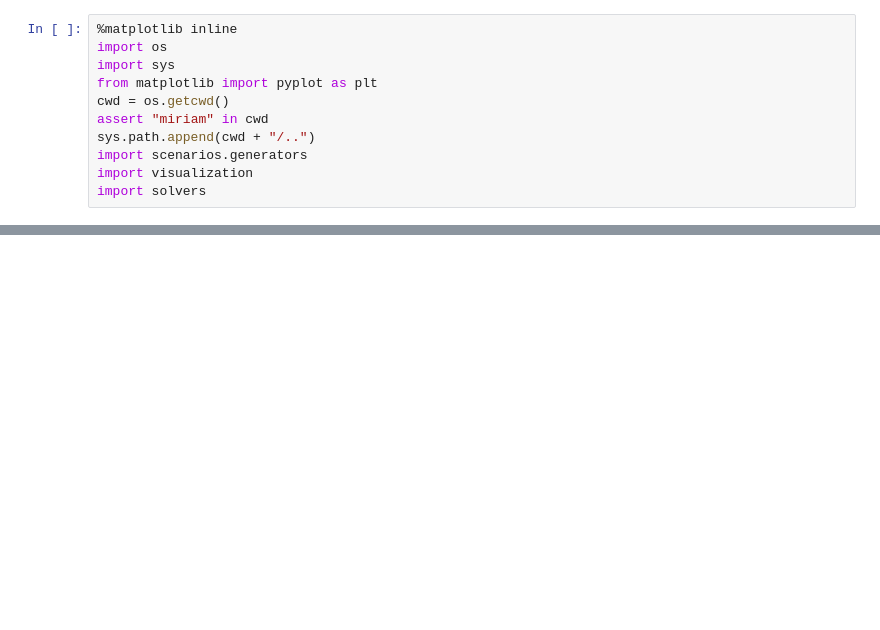
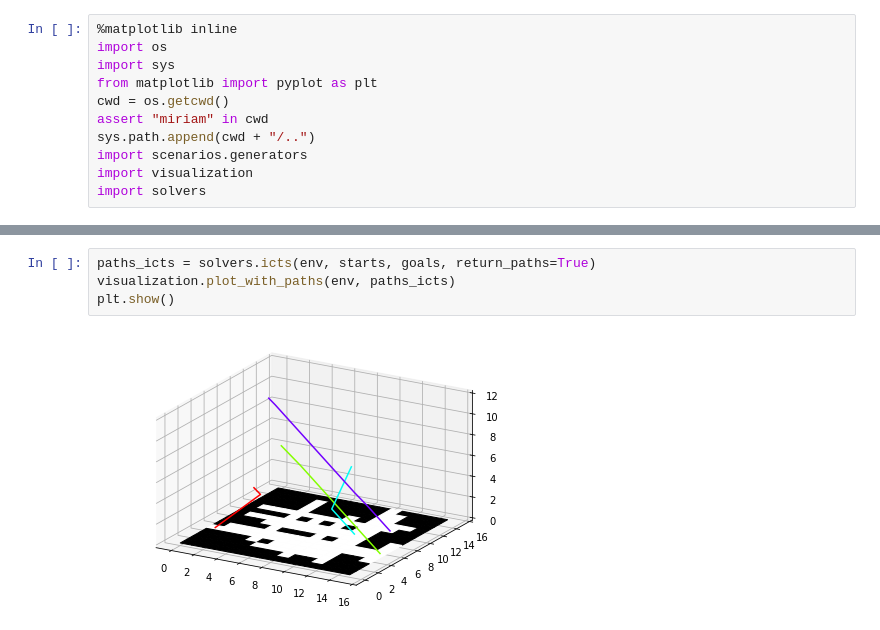
Before and after one commit to ct2034/miriam, a Jupyter notebook: scenarios/scenarios_demo.ipynb, the cells around one changed output, grey strips where cells are left out. Cells and saved outputs as stored; diff of their text form; blank space fills up the shorter version.

```diff
--- a/scenarios/scenarios_demo.ipynb
+++ b/scenarios/scenarios_demo.ipynb
@@ -25,0 +31,6 @@ plt.show()
+# %%
+paths_icts = solvers.icts(env, starts, goals, return_paths=True)
+visualization.plot_with_paths(env, paths_icts)
+plt.show()
+# %% [output]
+[figure, added]
```
Also changed, not shown: parts of 5 cells of this notebook, 5 other files.
